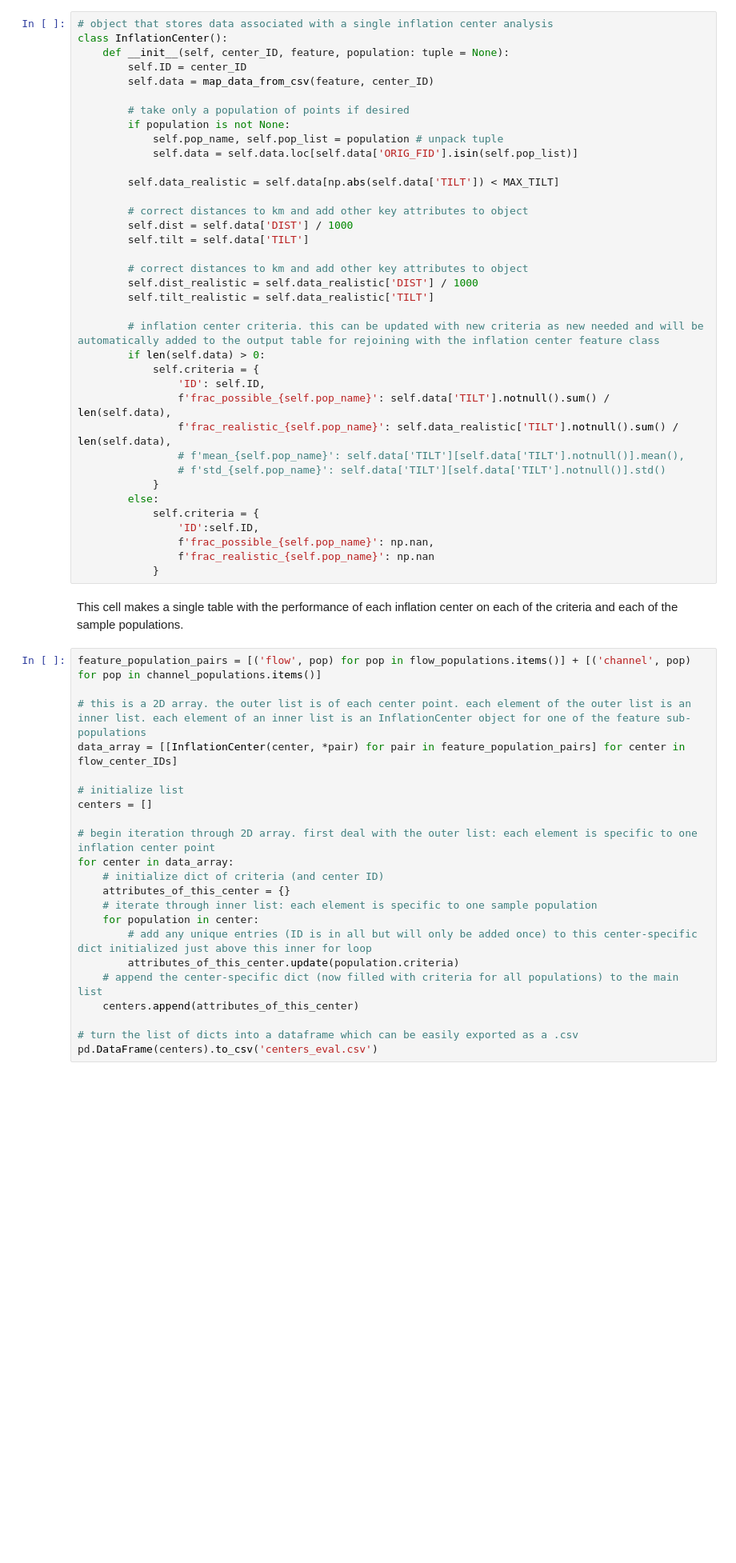
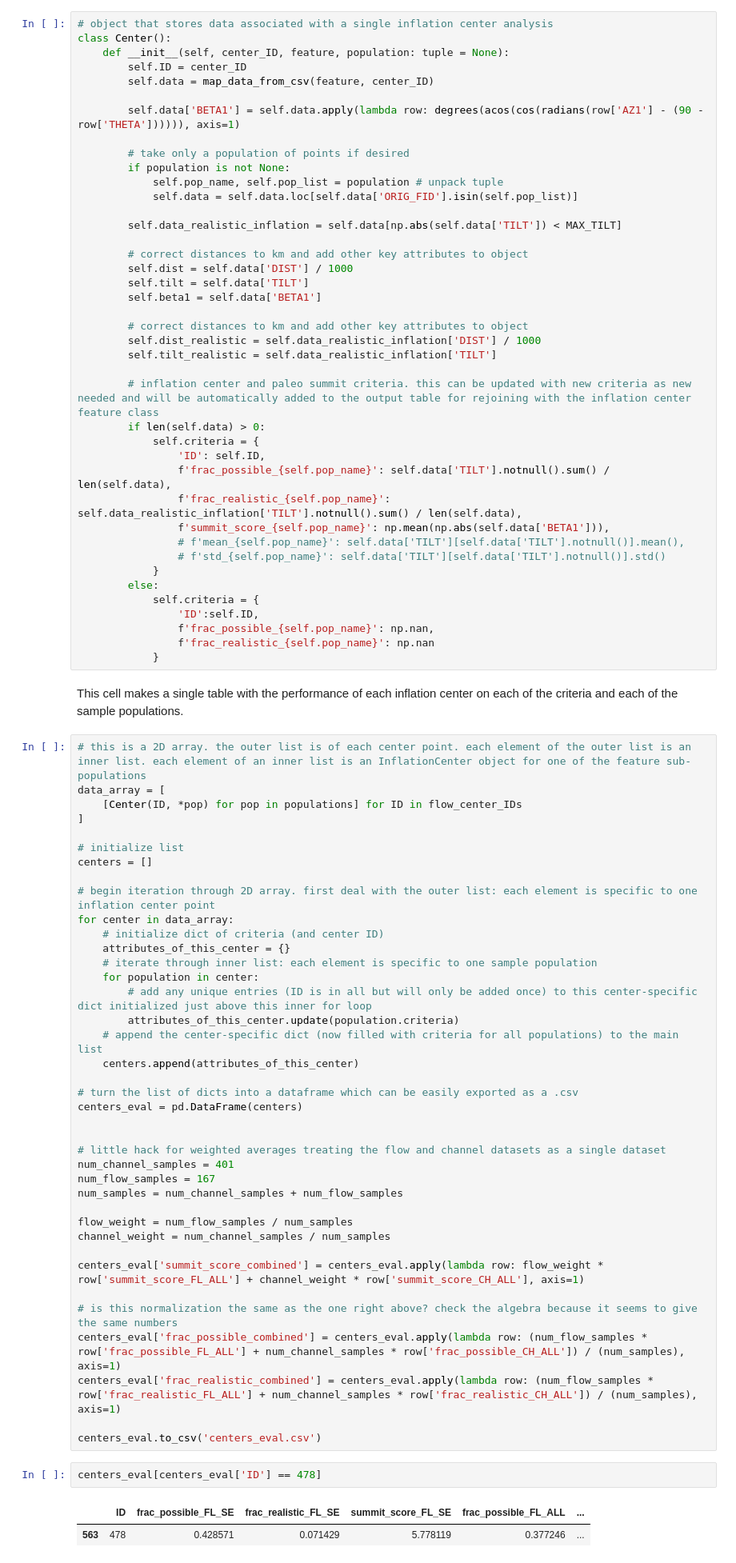
Before and after one commit to hernypeterson/thesis, a Jupyter notebook: code.ipynb, the cells around one changed output. Shown at 80% size. Saved outputs shown, nothing was run; the diff lists cells and outputs as text; blank space fills up the shorter version.

```diff
--- a/code.ipynb
+++ b/code.ipynb
@@ -70,32 +60,36 @@ channel_populations = {
 MAX_TILT = 5
 # %%
 # object that stores data associated with a single inflation center analysis
-class InflationCenter():
+class Center():
     def __init__(self, center_ID, feature, population: tuple = None):
         self.ID = center_ID
         self.data = map_data_from_csv(feature, center_ID)
+
+        self.data['BETA1'] = self.data.apply(lambda row: degrees(acos(cos(radians(row['AZ1'] - (90 - row['THETA']))))), axis=1)
 
         # take only a population of points if desired
         if population is not None:
             self.pop_name, self.pop_list = population # unpack tuple
             self.data = self.data.loc[self.data['ORIG_FID'].isin(self.pop_list)]
 
-        self.data_realistic = self.data[np.abs(self.data['TILT']) < MAX_TILT]
+        self.data_realistic_inflation = self.data[np.abs(self.data['TILT']) < MAX_TILT]
 
         # correct distances to km and add other key attributes to object
         self.dist = self.data['DIST'] / 1000
         self.tilt = self.data['TILT']
+        self.beta1 = self.data['BETA1']
 
         # correct distances to km and add other key attributes to object
-        self.dist_realistic = self.data_realistic['DIST'] / 1000
-        self.tilt_realistic = self.data_realistic['TILT']
+        self.dist_realistic = self.data_realistic_inflation['DIST'] / 1000
+        self.tilt_realistic = self.data_realistic_inflation['TILT']
 
-        # inflation center criteria. this can be updated with new criteria as new needed and will be automatically added to the output table for rejoining with the inflation center feature class
+        # inflation center and paleo summit criteria. this can be updated with new criteria as new needed and will be automatically added to the output table for rejoining with the inflation center feature class
         if len(self.data) > 0:
             self.criteria = {
                 'ID': self.ID,
                 f'frac_possible_{self.pop_name}': self.data['TILT'].notnull().sum() / len(self.data),
-                f'frac_realistic_{self.pop_name}': self.data_realistic['TILT'].notnull().sum() / len(self.data),
+                f'frac_realistic_{self.pop_name}': self.data_realistic_inflation['TILT'].notnull().sum() / len(self.data),
+                f'summit_score_{self.pop_name}': np.mean(np.abs(self.data['BETA1'])),
                 # f'mean_{self.pop_name}': self.data['TILT'][self.data['TILT'].notnull()].mean(),
                 # f'std_{self.pop_name}': self.data['TILT'][self.data['TILT'].notnull()].std()
             }
@@ -108,10 +102,10 @@ class InflationCenter():
 # %% [markdown]
 This cell makes a single table with the performance of each inflation center on each of the criteria and each of the sample populations.
 # %%
-feature_population_pairs = [('flow', pop) for pop in flow_populations.items()] + [('channel', pop) for pop in channel_populations.items()]
-
 # this is a 2D array. the outer list is of each center point. each element of the outer list is an inner list. each element of an inner list is an InflationCenter object for one of the feature sub-populations
-data_array = [[InflationCenter(center, *pair) for pair in feature_population_pairs] for center in flow_center_IDs]
+data_array = [
+    [Center(ID, *pop) for pop in populations] for ID in flow_center_IDs
+]
 
 # initialize list
 centers = []
@@ -128,4 +122,26 @@ for center in data_array:
     centers.append(attributes_of_this_center)
 
 # turn the list of dicts into a dataframe which can be easily exported as a .csv
-pd.DataFrame(centers).to_csv('centers_eval.csv')
+centers_eval = pd.DataFrame(centers)
+
+
+# little hack for weighted averages treating the flow and channel datasets as a single dataset
+num_channel_samples = 401
+num_flow_samples = 167
+num_samples = num_channel_samples + num_flow_samples
+
+flow_weight = num_flow_samples / num_samples
+channel_weight = num_channel_samples / num_samples
+
+centers_eval['summit_score_combined'] = centers_eval.apply(lambda row: flow_weight * row['summit_score_FL_ALL'] + channel_weight * row['summit_score_CH_ALL'], axis=1)
+
+# is this normalization the same as the one right above? check the algebra because it seems to give the same numbers
+centers_eval['frac_possible_combined'] = centers_eval.apply(lambda row: (num_flow_samples * row['frac_possible_FL_ALL'] + num_channel_samples * row['frac_possible_CH_ALL']) / (num_samples), axis=1)
+centers_eval['frac_realistic_combined'] = centers_eval.apply(lambda row: (num_flow_samples * row['frac_realistic_FL_ALL'] + num_channel_samples * row['frac_realistic_CH_ALL']) / (num_samples), axis=1)
+
+centers_eval.to_csv('centers_eval.csv')
+# %%
+centers_eval[centers_eval['ID'] == 478]
+# %% [output]
+|  | ID | frac_possible_FL_SE | frac_realistic_FL_SE | summit_score_FL_SE | frac_possible_FL_ALL | ... |
+| 563 | 478 | 0.428571 | 0.071429 | 5.778119 | 0.377246 | ... |
```
Also changed, not shown: parts of 3 cells of this notebook, 10 other files.
